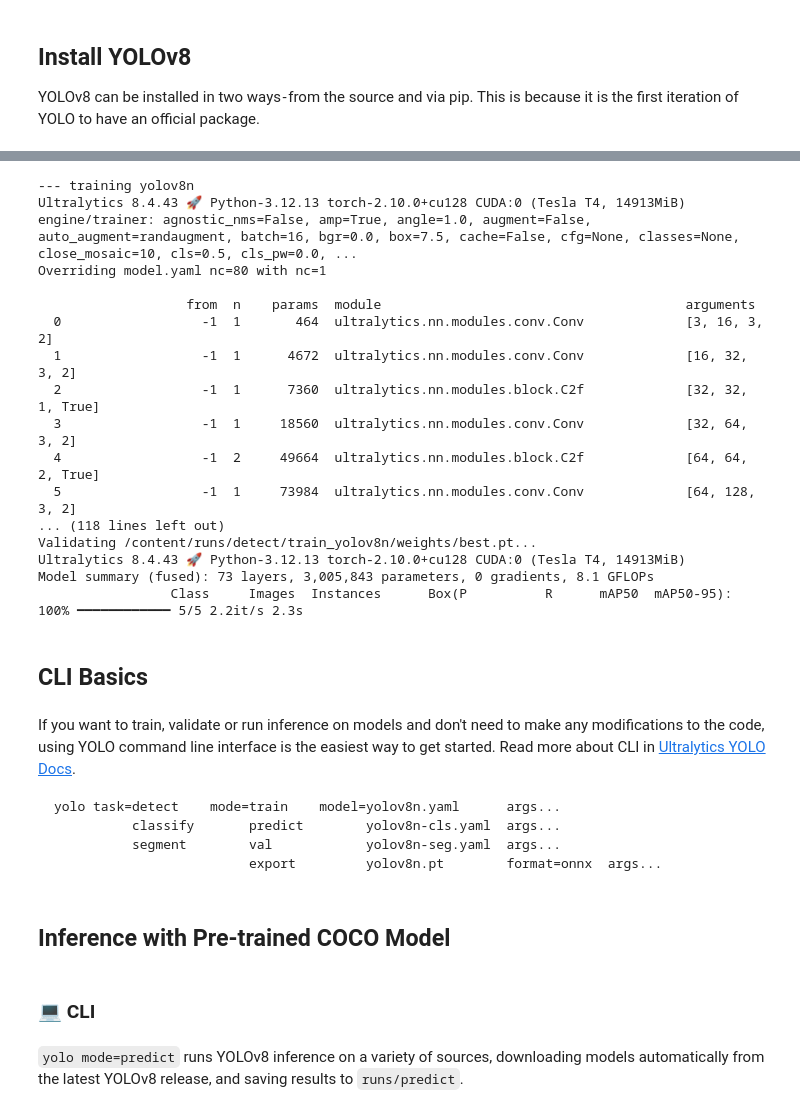
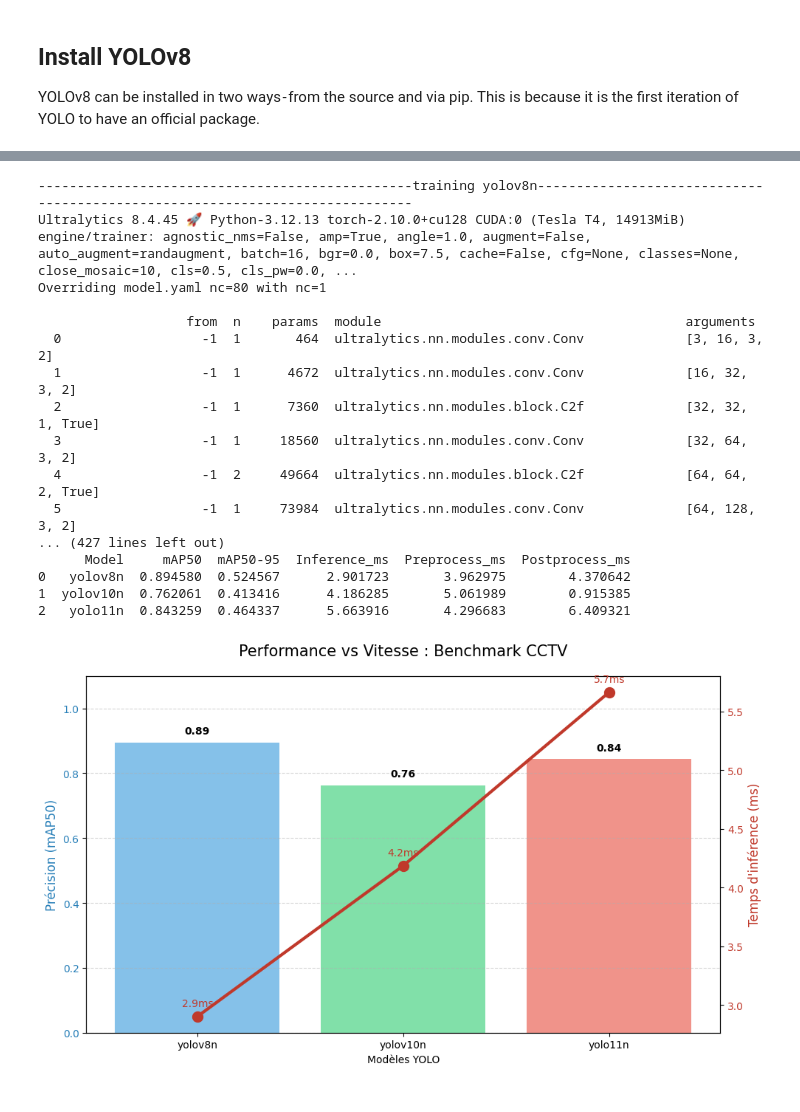
Before and after one commit to adambech/stage, a Jupyter notebook: notebooks/train-yolov8-object-detection-on-custom-dataset.ipynb, the cells around one changed output, grey strips where cells are left out. Cells and saved outputs as stored; diff of their text form; code cells hidden in the pictures.

````diff
--- a/notebooks/train-yolov8-object-detection-on-custom-dataset.ipynb
+++ b/notebooks/train-yolov8-object-detection-on-custom-dataset.ipynb
@@ -236,10 +192,10 @@ path='/content/datasets/cctv_people/data.yaml'
 results_model=[]
 for m in models:
   model= YOLO(m)
-  print(f"--- training {m}")
+  print(f"------------------------------------------------training {m}-----------------------------------------------------------------------------")
   model.train(data='/content/datasets/cctv_people/data.yaml',epochs=15,imgsz=520,device=0,batch=16,name=f'train_{m}',save=True,plots=True,exist_ok=True)
 
-  metrics = model.val()
+  metrics = model.val(split='test')
 
   results_model.append({
       'Model': m,
@@ -264,54 +220,38 @@ bars = ax1.bar(models, mAP_scores, color=color_bars, alpha=0.6, label='mAP50')
 ax1.set_xlabel('Modèles YOLO')
 ax1.set_ylabel('Précision (mAP50)', color='#2980b9', fontsize=12)
 ax1.set_ylim(0, 1.1)
 ax1.tick_params(axis='y', labelcolor='#2980b9')
 ax2 = ax1.twinx()
 ax2.plot(models, inference_times, color='#c0392b', marker='o', linewidth=3, markersize=10, label='Latence (ms)')
 ax2.set_ylabel('Temps d\'inférence (ms)', color='#c0392b', fontsize=12)
 ax2.tick_params(axis='y', labelcolor='#c0392b')
 plt.title('Performance vs Vitesse : Benchmark CCTV', fontsize=15, pad=20)
 ax1.grid(True, axis='y', linestyle='--', alpha=0.5)
 for bar in bars:
     height = bar.get_height()
     ax1.text(bar.get_x() + bar.get_width()/2., height + 0.02,
             f'{height:.2f}', ha='center', va='bottom', fontweight='bold')
 for i, txt in enumerate(inference_times):
     ax2.annotate(f'{txt:.1f}ms', (models[i], inference_times[i]),
                  textcoords="offset points", xytext=(0,10), ha='center', color='#c0392b')
 plt.tight_layout()
 plt.show()
 # %% [output]
---- training yolov8n
-Ultralytics 8.4.43 🚀 Python-3.12.13 torch-2.10.0+cu128 CUDA:0 (Tesla T4, 14913MiB)
+------------------------------------------------training yolov8n-----------------------------------------------------------------------------
+Ultralytics 8.4.45 🚀 Python-3.12.13 torch-2.10.0+cu128 CUDA:0 (Tesla T4, 14913MiB)
 engine/trainer: agnostic_nms=False, amp=True, angle=1.0, augment=False, auto_augment=randaugment, batch=16, bgr=0.0, box=7.5, cache=False, cfg=None, classes=None, close_mosaic=10, cls=0.5, cls_pw=0.0, ...
 Overriding model.yaml nc=80 with nc=1
 
                    from  n    params  module                                       arguments
   0                  -1  1       464  ultralytics.nn.modules.conv.Conv             [3, 16, 3, 2]
   1                  -1  1      4672  ultralytics.nn.modules.conv.Conv             [16, 32, 3, 2]
   2                  -1  1      7360  ultralytics.nn.modules.block.C2f             [32, 32, 1, True]
   3                  -1  1     18560  ultralytics.nn.modules.conv.Conv             [32, 64, 3, 2]
   4                  -1  2     49664  ultralytics.nn.modules.block.C2f             [64, 64, 2, True]
   5                  -1  1     73984  ultralytics.nn.modules.conv.Conv             [64, 128, 3, 2]
-... (118 lines left out)
-Validating /content/runs/detect/train_yolov8n/weights/best.pt...
-Ultralytics 8.4.43 🚀 Python-3.12.13 torch-2.10.0+cu128 CUDA:0 (Tesla T4, 14913MiB)
-Model summary (fused): 73 layers, 3,005,843 parameters, 0 gradients, 8.1 GFLOPs
-                 Class     Images  Instances      Box(P          R      mAP50  mAP50-95): 100% ━━━━━━━━━━━━ 5/5 2.2it/s 2.3s
+... (427 lines left out)
+      Model     mAP50  mAP50-95  Inference_ms  Preprocess_ms  Postprocess_ms
+0   yolov8n  0.894580  0.524567      2.901723       3.962975        4.370642
+1  yolov10n  0.762061  0.413416      4.186285       5.061989        0.915385
+2   yolo11n  0.843259  0.464337      5.663916       4.296683        6.409321
+[figure, added]
-# %% [markdown]
-## CLI Basics
-# %% [markdown]
-If you want to train, validate or run inference on models and don't need to make any modifications to the code, using YOLO command line interface is the easiest way to get started. Read more about CLI in [Ultralytics YOLO Docs](https://docs.ultralytics.com/usage/cli/).
-
-```
-yolo task=detect    mode=train    model=yolov8n.yaml      args...
-          classify       predict        yolov8n-cls.yaml  args...
-          segment        val            yolov8n-seg.yaml  args...
-                         export         yolov8n.pt        format=onnx  args...
-```
-# %% [markdown]
-## Inference with Pre-trained COCO Model
-# %% [markdown]
-### 💻 CLI
-# %% [markdown]
-`yolo mode=predict` runs YOLOv8 inference on a variety of sources, downloading models automatically from the latest YOLOv8 release, and saving results to `runs/predict`.
````
Also changed, not shown: parts of 34 cells of this notebook.
